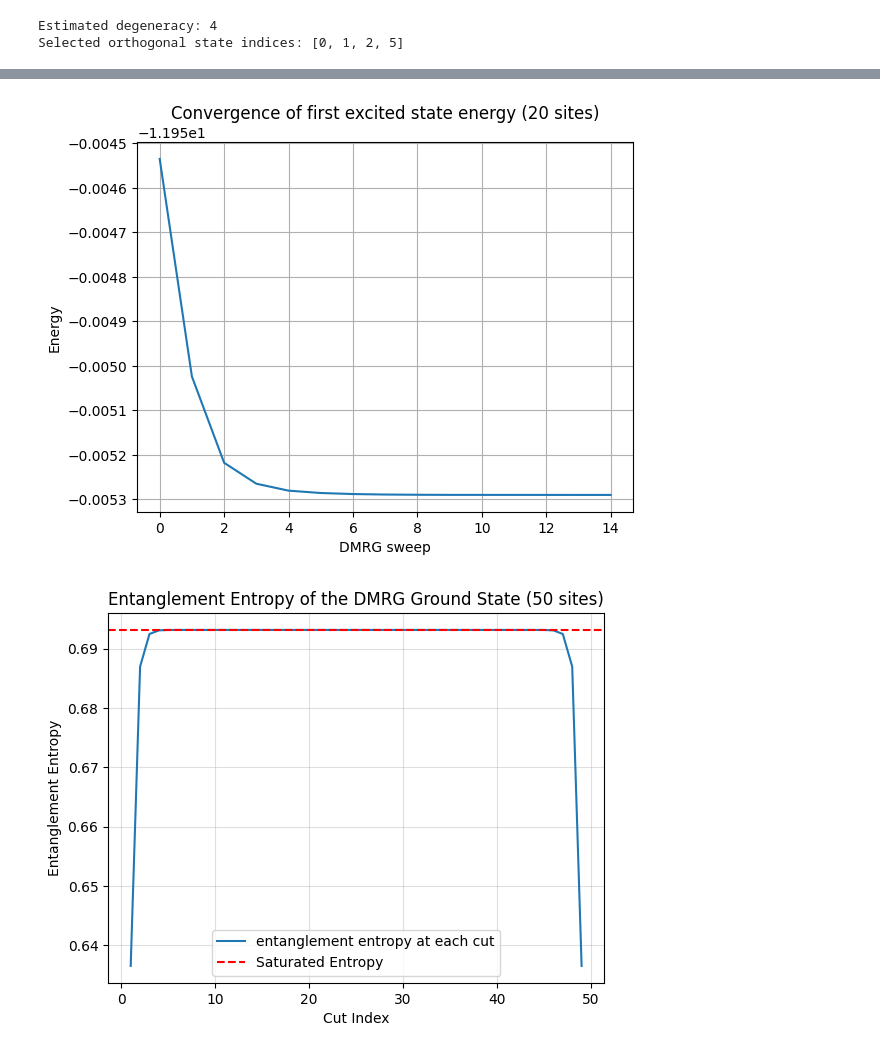
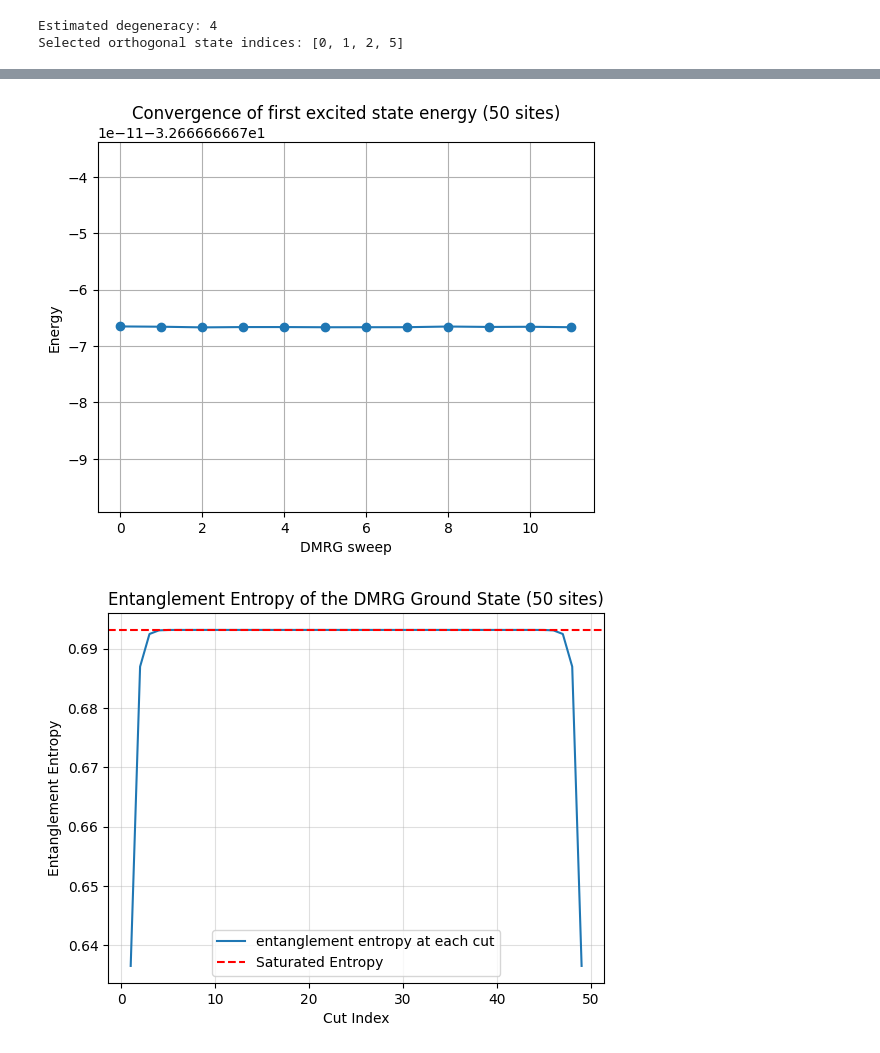
Before and after one commit to KiamehrJavid/QIC_FinProj, a Jupyter notebook: DMRG_modified_point2.ipynb, the cells around one changed output, grey strips where cells are left out. Cells and saved outputs as stored; diff of their text form; code cells hidden in the pictures.

Commit message:
TEBD update, DMRG minor fixes

```diff
--- a/DMRG_modified_point2.ipynb
+++ b/DMRG_modified_point2.ipynb
@@ -36,6 +37,9 @@ def generate_random_mps(model, psi0=None, chi_max=50, N_steps=20):
     sites = model.lat.mps_sites()
     L = model.lat.N_sites
     if psi0 is None:
+        possible_states = ["down", "up", "0.0"]
+        psi0 = np.random.choice(possible_states, L)
+
         psi0 = ["0.0"] * L
     psi = MPS.from_product_state(sites, psi0 , bc=model.lat.bc_MPS)
 
@@ -63,7 +67,7 @@ dmrg_params = {
     'mixer': True,
     'max_E_err': 1e-8,
     'max_sweeps': 20,
-    'min_sweeps': 6,
+    'min_sweeps': 10,
     'trunc_params': {'chi_max': chi_max},
     # 'max_trunc_err': 1e-6,
     # 'E_tol_to_trunc': 1e-6,
@@ -72,4 +76,5 @@ dmrg_params = {
 
 possible_states = ["down", "up", "0.0"]
 biased_states =  [[i]+["0.0"] * (L - 2)+[j] for i in possible_states for j in possible_states] # a list of states we might like to start the DMRG with
-# biased_states[0]
+
+print("number of the biased states: ", len(biased_states))
@@ -76,5 +83,6 @@ biased_states =  [[i]+["0.0"] * (L - 2)+[j] for i in possible_states for j in po
 # %%
-psi_rand = generate_random_mps(model, chi_max=chi_max, N_steps=10)
+# if dmrg_engine: del dmrg_engine
+psi_rand = generate_random_mps(model, psi0=biased_states[-1], chi_max=chi_max, N_steps=20)
 psi_init = psi_rand.copy()
 dmrg_engine = dmrg.TwoSiteDMRGEngine(psi_init, model, dmrg_params)
 E0, psi_dmrg = dmrg_engine.run()
@@ -186,13 +227,13 @@ Selected orthogonal state indices: [0, 1, 2, 5]
 # %%
-energies = eng.sweep_stats.get('E')
-plt.plot(energies)
+energies = dmrg_engine.sweep_stats.get('E').copy()
+plt.plot(energies, marker = 'o')
 plt.xlabel("DMRG sweep")
 plt.ylabel("Energy")
 plt.title(f"Convergence of first excited state energy ({L} sites)")
 plt.grid(True)
 plt.show()
 # %% [output]
-[figure, old version]
+[figure, new version]
 # %%
 ee = psi_dmrg.entanglement_entropy()
 plt.plot(np.arange(1,psi_dmrg.L), ee[:], label='entanglement entropy at each cut')
```
Also changed, not shown: parts of 13 cells of this notebook, 2 other files.
